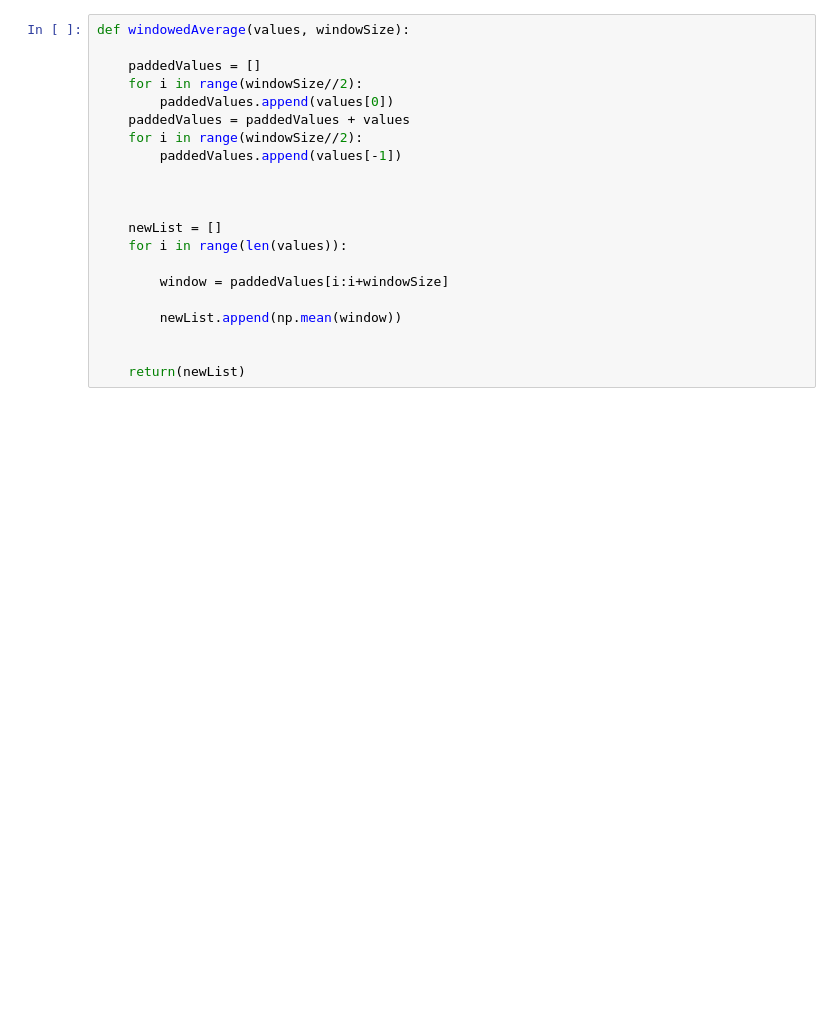
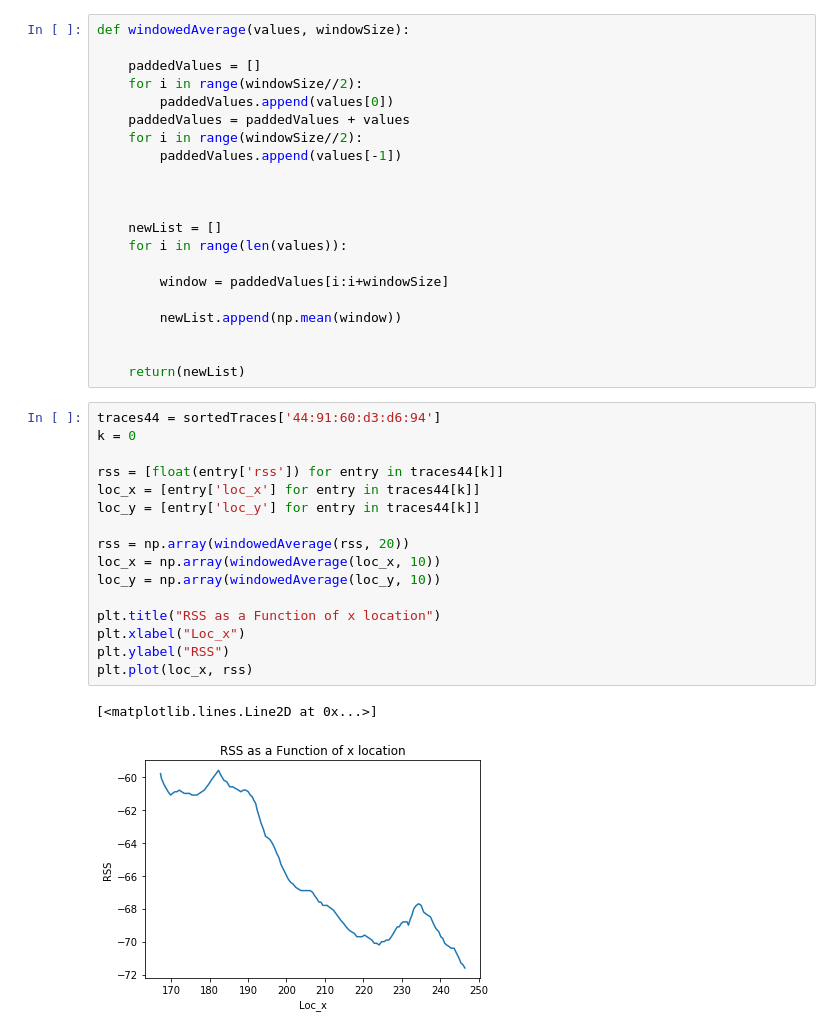
Before and after one commit to DLorell/wifilocalization, a Jupyter notebook: Untitled.ipynb, the cells around one changed output. Cells and saved outputs as stored; diff of their text form; blank space fills up the shorter version.

```diff
--- a/Untitled.ipynb
+++ b/Untitled.ipynb
@@ -103,6 +117,25 @@ def windowedAverage(values, windowSize):
 
 
     return(newList)
+# %%
+traces44 = sortedTraces['44:91:60:d3:d6:94']
+k = 0
+
+rss = [float(entry['rss']) for entry in traces44[k]]
+loc_x = [entry['loc_x'] for entry in traces44[k]]
+loc_y = [entry['loc_y'] for entry in traces44[k]]
+
+rss = np.array(windowedAverage(rss, 20))
+loc_x = np.array(windowedAverage(loc_x, 10))
+loc_y = np.array(windowedAverage(loc_y, 10))
+
+plt.title("RSS as a Function of x location")
+plt.xlabel("Loc_x")
+plt.ylabel("RSS")
+plt.plot(loc_x, rss)
+# %% [output]
+[<matplotlib.lines.Line2D at 0x...>]
+[figure, added]
 # %%
 traces44 = sortedTraces['44:91:60:d3:d6:94']
 k = 0
```
Also changed, not shown: parts of 3 cells of this notebook.
